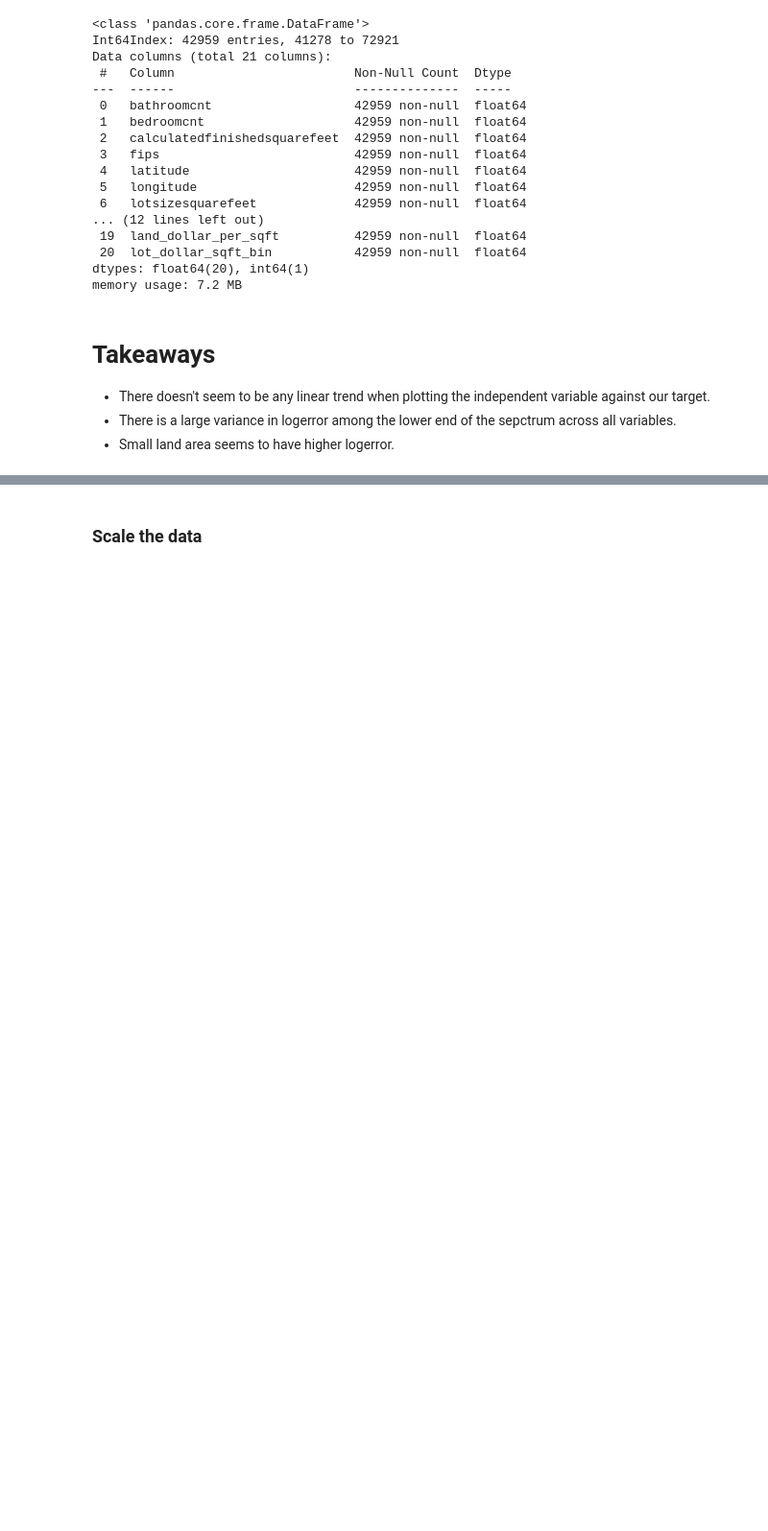
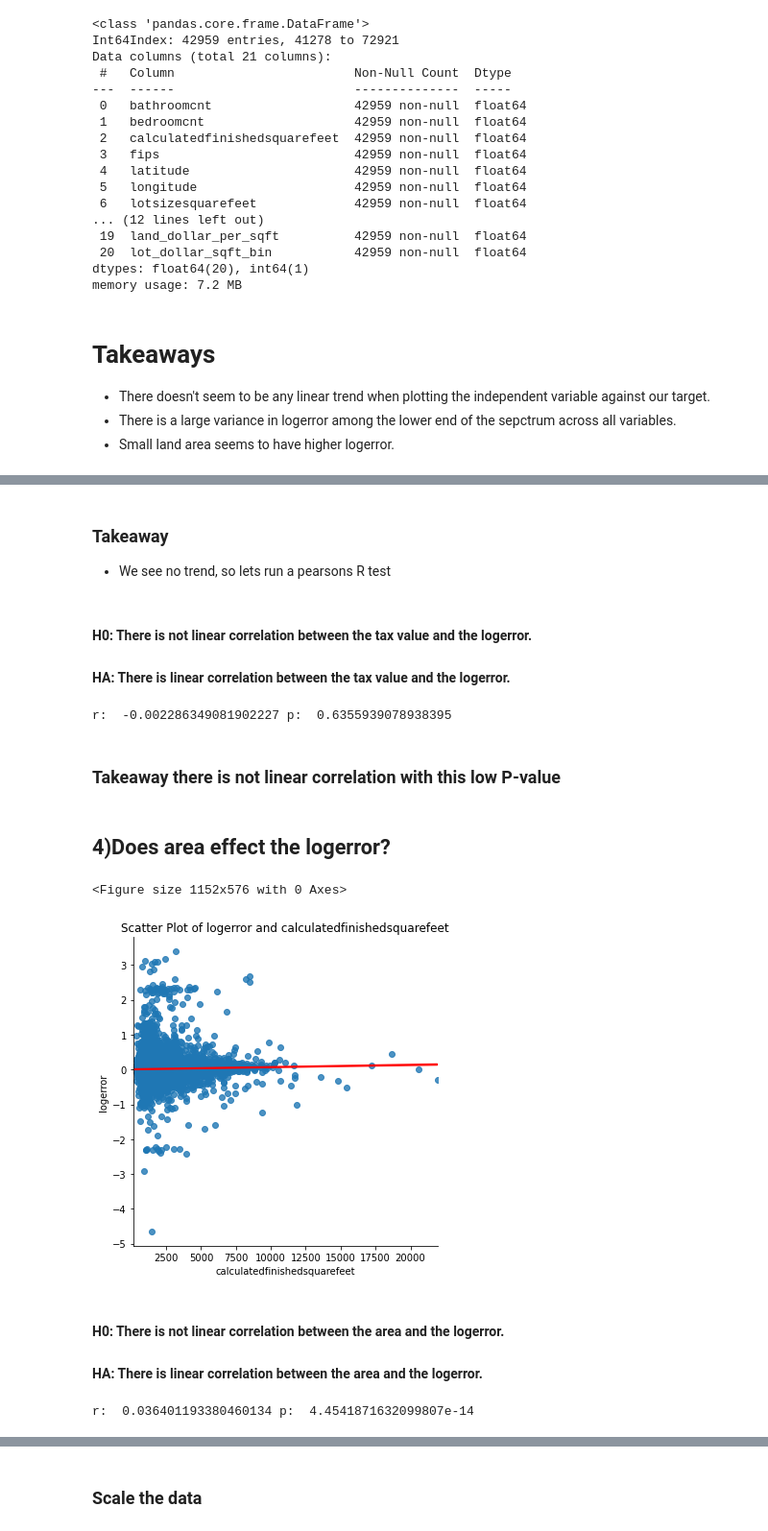
Before and after one commit to TeamOneCluster/ClusterProject, a Jupyter notebook: bts_explore_final.ipynb, the cells around one changed output, grey strips where cells are left out. Shown at 96% size. Drawn from its saved outputs; the diff is of its cells as text; code cells hidden in the pictures; blank space fills up the shorter version.

```diff
--- a/bts_explore_final.ipynb
+++ b/bts_explore_final.ipynb
@@ -231,0 +200,23 @@ b = b.dropna()
+# %%
+# Create new features here
+b['acres']= b.lotsizesquarefeet/43560
+
+
+# ratio of bathrooms to bedrooms
+b['bed_bath_ratio'] = b.bedroomcnt / b.bathroomcnt
+
+# bin from brent
+#b['age_bins'] = pd.cut(b.age, 10, labels=False)
+
+
+# bin acres
+b['acres_bin'] = pd.cut(b.acres, bins = [0, .10, .15, .25, .5, 1, 5, 10, 20, 50, 200],
+                    labels = [0, .1, .2, .3, .4, .5, .6, .7, .8, .9])
+
+
+b['land_dollar_per_sqft'] = b.landtaxvaluedollarcnt/b.lotsizesquarefeet
+
+b['lot_dollar_sqft_bin'] = pd.cut(b.land_dollar_per_sqft, bins = [0, 1, 5, 20, 50, 100, 250, 500, 1000, 1500, 2000],
+                                       labels = [0, .1, .2, .3, .4, .5, .6, .7, .8, .9]
+                                      )
+b = b.astype({'acres_bin': float,  'lot_dollar_sqft_bin' : float})  #'age_bins': float,
@@ -443,0 +378,4 @@ r:  -0.002286349081902227 p:  0.6355939078938395
+# %%
+train['age_bins'] = pd.cut(train.age, 10, labels=False)
+#X_train['age_bins'] = pd.cut(train.yearbuilt, 10, labels=False)
+#X_train_scaled['age_bins'] = pd.cut(train.yearbuilt, 10, labels=False)
@@ -443,0 +517,35 @@ r:  -0.002286349081902227 p:  0.6355939078938395
+# %% [markdown]
+### Takeaway
+* We see no trend, so lets run a pearsons R test
+# %% [markdown]
+#### H0: There is not linear correlation between the tax value and the logerror.
+
+#### HA: There is linear correlation between the tax value and the logerror.
+# %%
+test_results = stats.pearsonr(train.logerror, train.taxamount)
+r, p = test_results
+print("r: ", r, "p: ", p)
+# %% [output]
+r:  -0.002286349081902227 p:  0.6355939078938395
+# %% [markdown]
+### Takeaway there is not linear correlation with this low P-value
+# %% [markdown]
+## 4)Does area effect the logerror?
+# %%
+plt.figure(figsize=(16,8))
+sns.lmplot(data = train, x = 'calculatedfinishedsquarefeet', y = 'logerror',line_kws={'color': 'red'})
+plt.title("Scatter Plot of logerror and calculatedfinishedsquarefeet")
+plt.show()
+# %% [output]
+<Figure size 1152x576 with 0 Axes>
+[figure, added]
+# %% [markdown]
+#### H0: There is not linear correlation between the area and the logerror.
+
+#### HA: There is linear correlation between the area and the logerror.
+# %%
+test_results = stats.pearsonr(train.logerror, train.calculatedfinishedsquarefeet)
+r, p = test_results
+print("r: ", r, "p: ", p)
+# %% [output]
+r:  0.036401193380460134 p:  4.4541871632099807e-14
```
Also changed, not shown: parts of 77 cells of this notebook.
